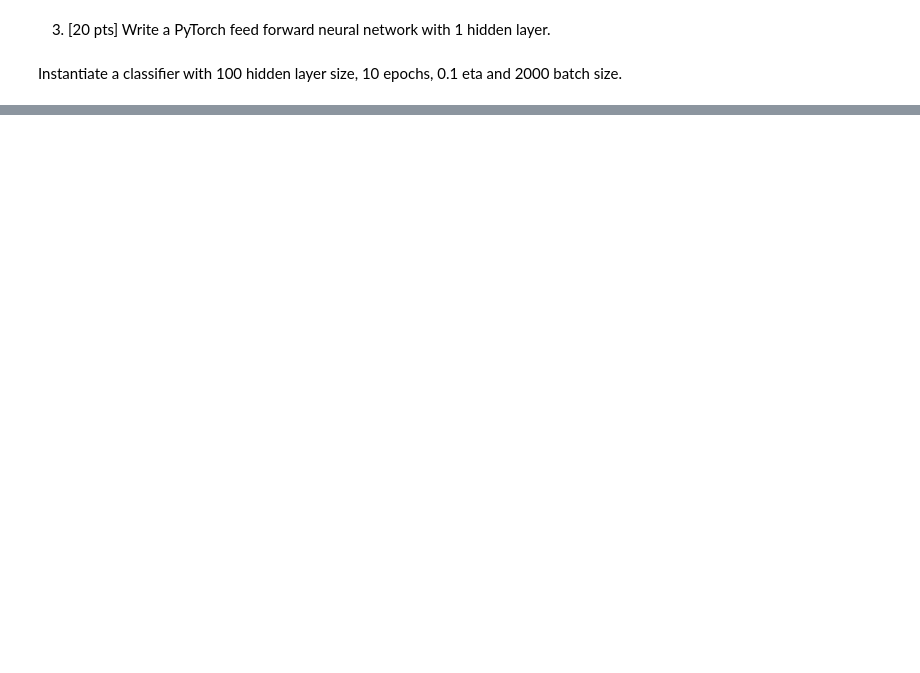
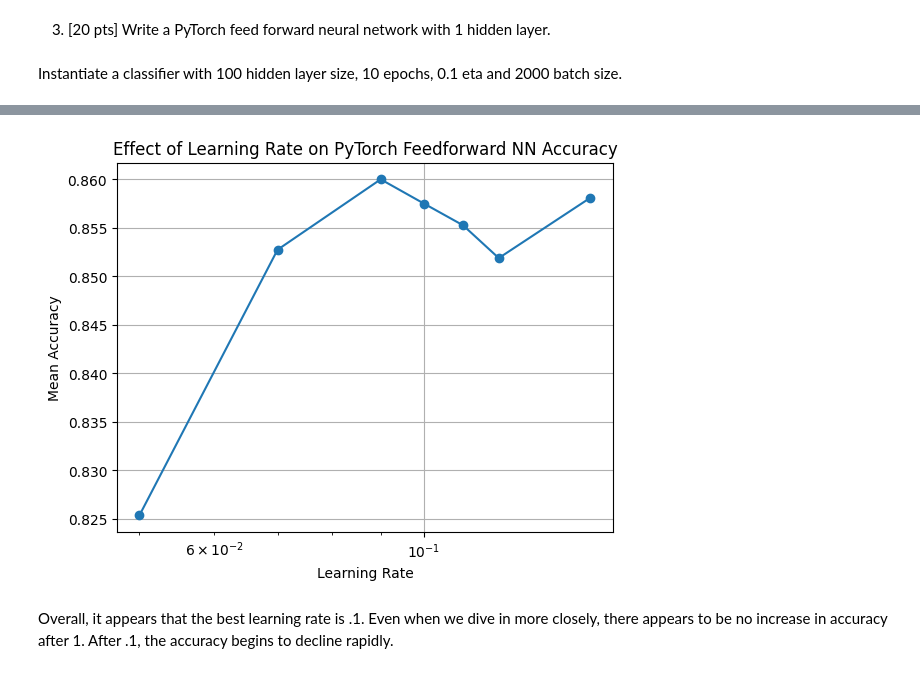
Before and after one commit to Higgs32584/CS_766_13, a Jupyter notebook: Assignment#13_Michael_Higgins.ipynb, the cells around one changed output, grey strips where cells are left out. Cells and saved outputs as stored; diff of their text form; code cells hidden in the pictures; blank space fills up the shorter version.

```diff
--- a/Assignment#13_Michael_Higgins.ipynb
+++ b/Assignment#13_Michael_Higgins.ipynb
@@ -236,0 +326,9 @@ MyNetwork(
+# %%
+mean_accuracies_continued=[]
+learning_rates_to_try_continued = [0.05, 0.07, .09,0.1,.11, 0.12, 0.15]
+for rate in learning_rates_to_try_continued:
+    clf = CustomMLP(eta=rate)
+
+    acc = kfold_eval_docs(clf, X_torch, y_torch)
+    print(f"PyTorch Feedforward NN 10-fold CV accuracy= {np.mean(acc):.2f} {chr(177)}{np.std(acc):.3f}")
+    mean_accuracies_continued.append(np.mean(acc))
@@ -236,0 +343,14 @@ MyNetwork(
+# %%
+import matplotlib.pyplot as plt
+
+plt.plot(learning_rates_to_try_continued, mean_accuracies_continued, marker='o', linestyle='-')
+plt.title('Effect of Learning Rate on PyTorch Feedforward NN Accuracy')
+plt.xlabel('Learning Rate')
+plt.ylabel('Mean Accuracy')
+plt.xscale('log')  # Set x-axis to a logarithmic scale for better visualization
+plt.grid(True)
+plt.show()
+# %% [output]
+[figure, added]
+# %% [markdown]
+Overall, it appears that the best learning rate is .1. Even when we dive in more closely, there appears to be no increase in accuracy after 1. After .1, the accuracy begins to decline rapidly.
```
Also changed, not shown: parts of 14 cells of this notebook.
